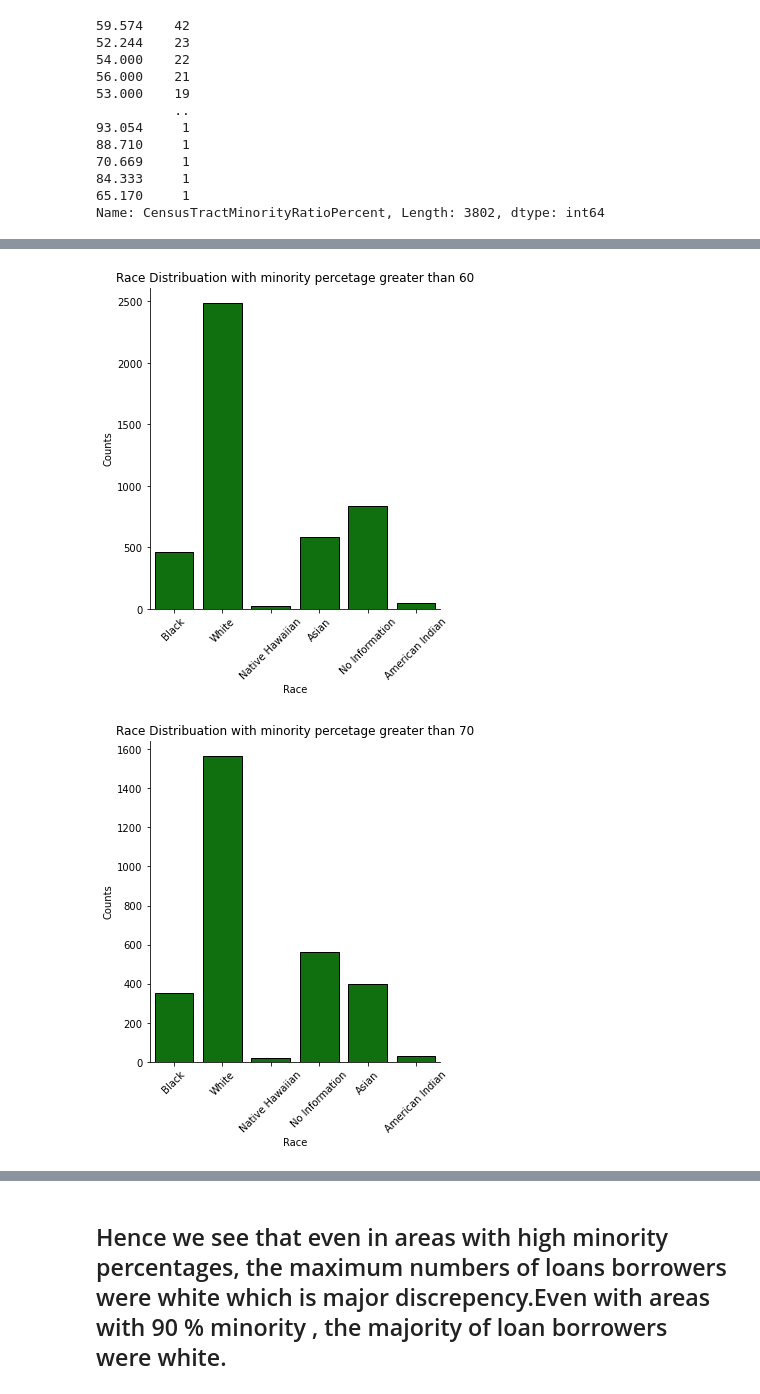
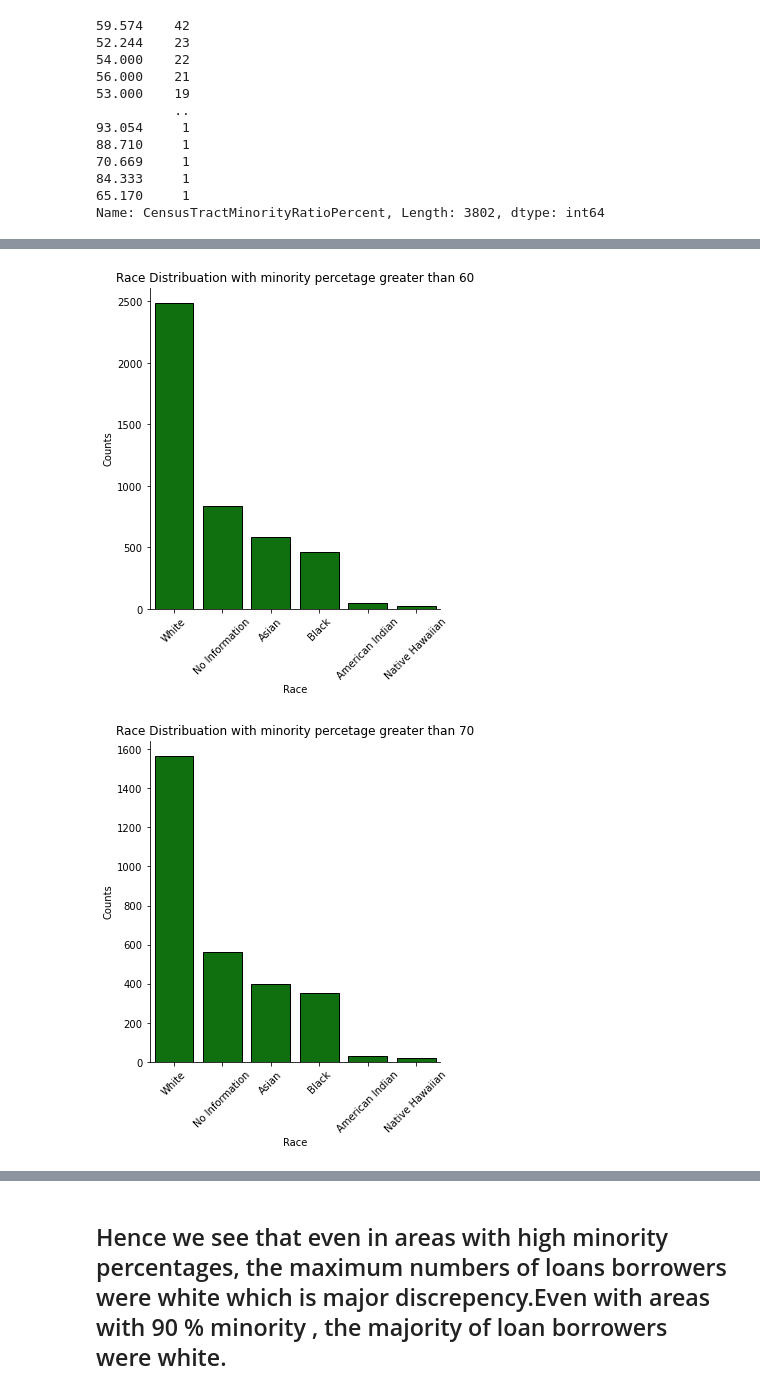
Before and after one commit to syadav12-hawk/check_mortgage_loan_disparity, a Jupyter notebook: EDA.ipynb, the cells around one changed output, grey strips where cells are left out. Saved outputs shown, nothing was run; the diff lists cells and outputs as text; code cells hidden in the pictures.

```diff
--- a/EDA.ipynb
+++ b/EDA.ipynb
@@ -292,9 +311,9 @@ df_2019[df_2019['CensusTractMinorityRatioPercent']>50]['CensusTractMinorityRatio
 65.170     1
 Name: CensusTractMinorityRatioPercent, Length: 3802, dtype: int64
 # %%
-#Let visuallize the distribuation of races of loans which were approved from high minority percentage area.
+#Let visuallize the distribuation of races  of borrowers of loans which were approved from high minority percentage area.
 for percentage in [50,60,70,80,90]:
-    sns.catplot(x="Borrower1Race1Type", kind="count",color='g',edgecolor="black", data=df_2019[df_2019['CensusTractMinorityRatioPercent']>percentage])
+    sns.catplot(x="Borrower1Race1Type", kind="count",color='g',edgecolor="black", data=df_2019[df_2019['CensusTractMinorityRatioPercent']>percentage],order=df_2019["Borrower1Race1Type"].value_counts().index)
     plt.xlabel('Race')
     plt.ylabel('Counts')
     plt.xticks(rotation = 45)
@@ -305,2 +324,2 @@ for percentage in [50,60,70,80,90]:
-[figure, old version]
+[figure, new version]
-[figure, old version]
+[figure, new version]
```
Also changed, not shown: parts of 59 cells of this notebook, 1 other file.
